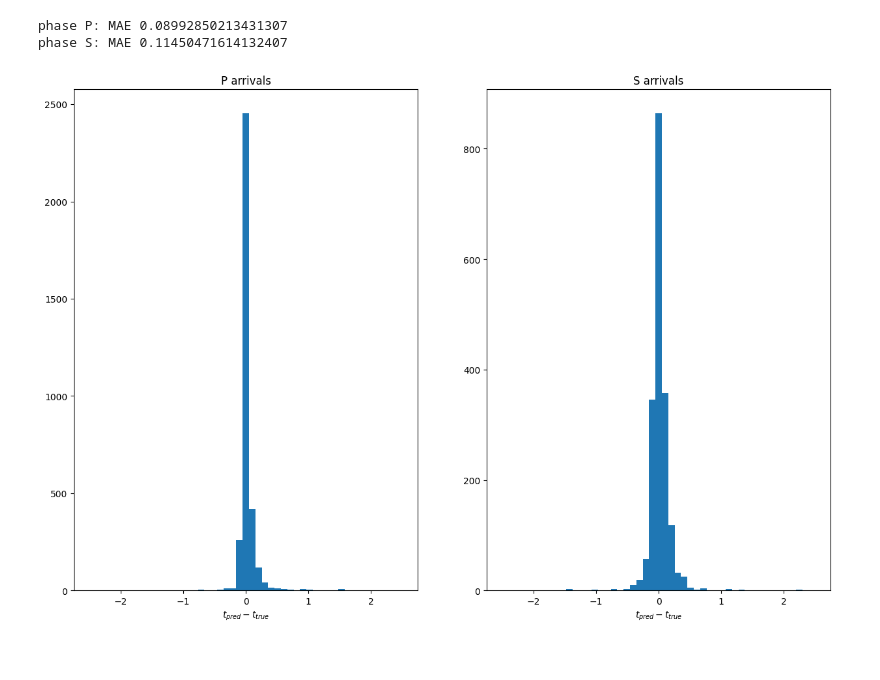
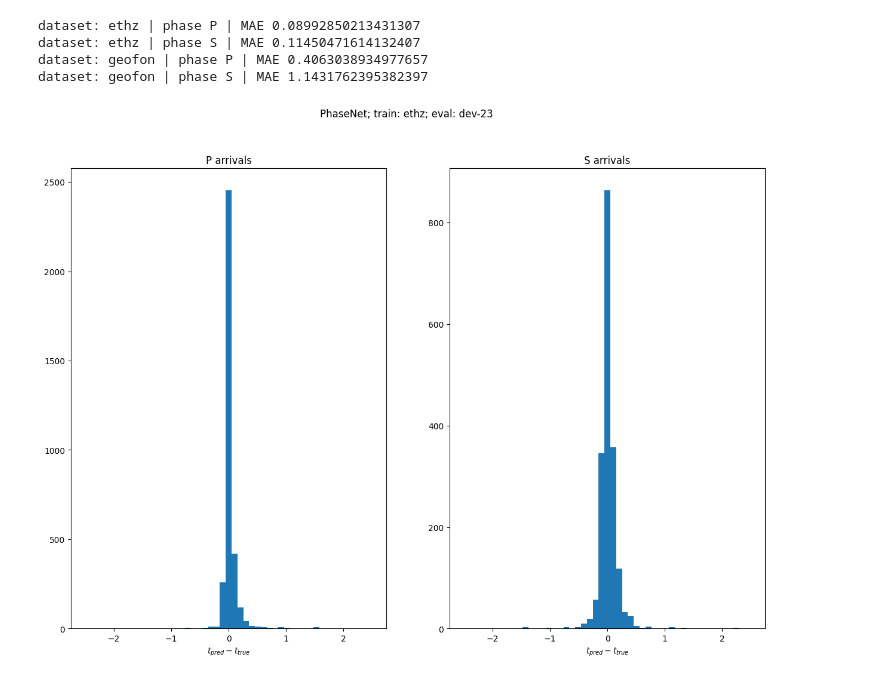
Before and after one commit to liutianlin0121/seisLM, a Jupyter notebook: seisLM/evaluation/seisbench_baselines.ipynb, the cells around one changed output. Saved outputs shown, nothing was run; the diff lists cells and outputs as text; code cells hidden in the pictures.

```diff
--- a/seisLM/evaluation/seisbench_baselines.ipynb
+++ b/seisLM/evaluation/seisbench_baselines.ipynb
@@ -13,11 +24,12 @@ from seisLM.model import supervised_models
 # %%
 model_name = 'PhaseNet'
-data_name = 'ethz'
+# data_name = 'ethz'
 
-pick_eval.save_pick_predictions(
-  data_name=data_name,
-  model_name=model_name,
-  targets=f'/home/liu0003/Desktop/projects/seisLM/targets/{data_name}',
-  sets='dev,test',
+for data_name in data_aliases.keys():
+  pick_eval.save_pick_predictions(
+    data_name=data_name,
+    model_name=model_name,
+    targets=f'/home/liu0003/Desktop/projects/seisLM/targets/{data_name}',
+    sets='dev,test',
 )
 # %% [output]
@@ -93,35 +80,40 @@ Text(0, 0.5, 'true positive rate')
 # %%
 import numpy as np
 
 task = 23
 eval_set = 'dev' #'test'
 
-pred_path = (
-  Path(gitdir())
-  / "evaluation_results"
-  / f"{model_name}_{data_name}"
-  / f"{eval_set}_task{task}.csv"
-)
+for data_name in data_aliases.keys():
 
-pred = pd.read_csv(pred_path)
+  pred_path = (
+    Path(gitdir())
+    / "evaluation_results"
+    / f"{model_name}_{data_name}"
+    / f"{eval_set}_task{task}.csv"
+  )
+
+  pred = pd.read_csv(pred_path)
 
 
-fig = plt.figure(figsize=(15, 10))
-axs = fig.subplots(1, 2)
+  fig = plt.figure(figsize=(15, 10))
+  axs = fig.subplots(1, 2)
 
-for i, phase in enumerate(["P", "S"]):
-    ax = axs[i]
-    ax.set_title(f"{phase} arrivals")
-    pred_phase = pred[pred["phase_label"] == phase]
-    pred_col = f"{phase.lower()}_sample_pred"
+  for i, phase in enumerate(["P", "S"]):
+      ax = axs[i]
+      ax.set_title(f"{phase} arrivals")
+      pred_phase = pred[pred["phase_label"] == phase]
+      pred_col = f"{phase.lower()}_sample_pred"
 
-    diff = (pred_phase[pred_col] - pred_phase["phase_onset"]) / pred_phase["sampling_rate"]
+      diff = (pred_phase[pred_col] - pred_phase["phase_onset"]) / pred_phase["sampling_rate"]
 
-    print(f'phase {phase}: MAE {diff.abs().mean()}')
-    bins = np.linspace(-2.5, 2.5, 50)
-    ax.hist(diff, bins=bins)
-    ax.set_xlabel("$t_{pred} - t_{true}$")
+      print(f'dataset: {data_name} | phase {phase} | MAE {diff.abs().mean()}')
+      bins = np.linspace(-2.5, 2.5, 50)
+      ax.hist(diff, bins=bins)
+      ax.set_xlabel("$t_{pred} - t_{true}$")
+  plt.suptitle(f"{model_name}; train: {data_name}; eval: {eval_set}-{task}")
 # %% [output]
-phase P: MAE 0.08992850213431307
-phase S: MAE 0.11450471614132407
+dataset: ethz | phase P | MAE 0.08992850213431307
+dataset: ethz | phase S | MAE 0.11450471614132407
+dataset: geofon | phase P | MAE 0.4063038934977657
+dataset: geofon | phase S | MAE 1.1431762395382397
-[figure, old version]
+[figure, new version]
```
Also changed, not shown: parts of 5 cells of this notebook, 1 other file.
